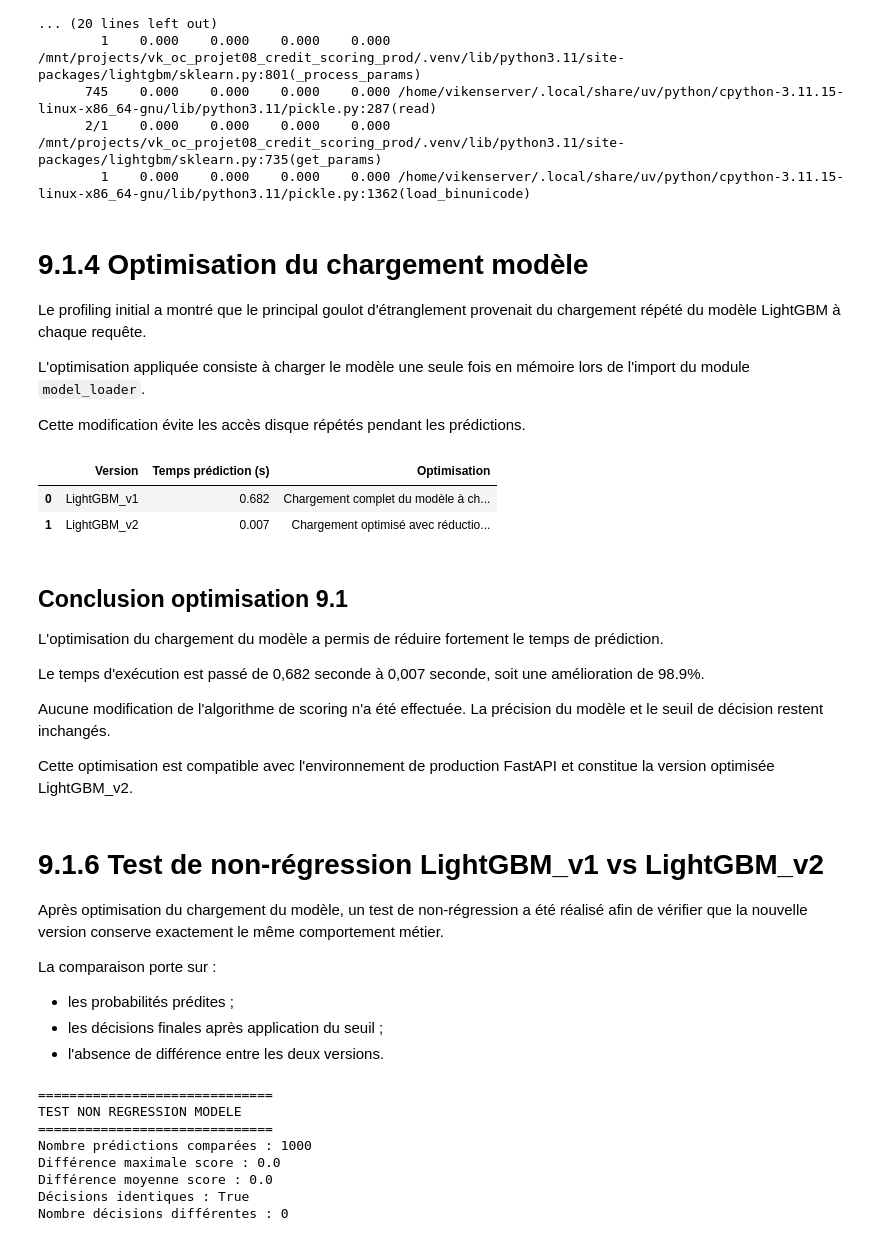
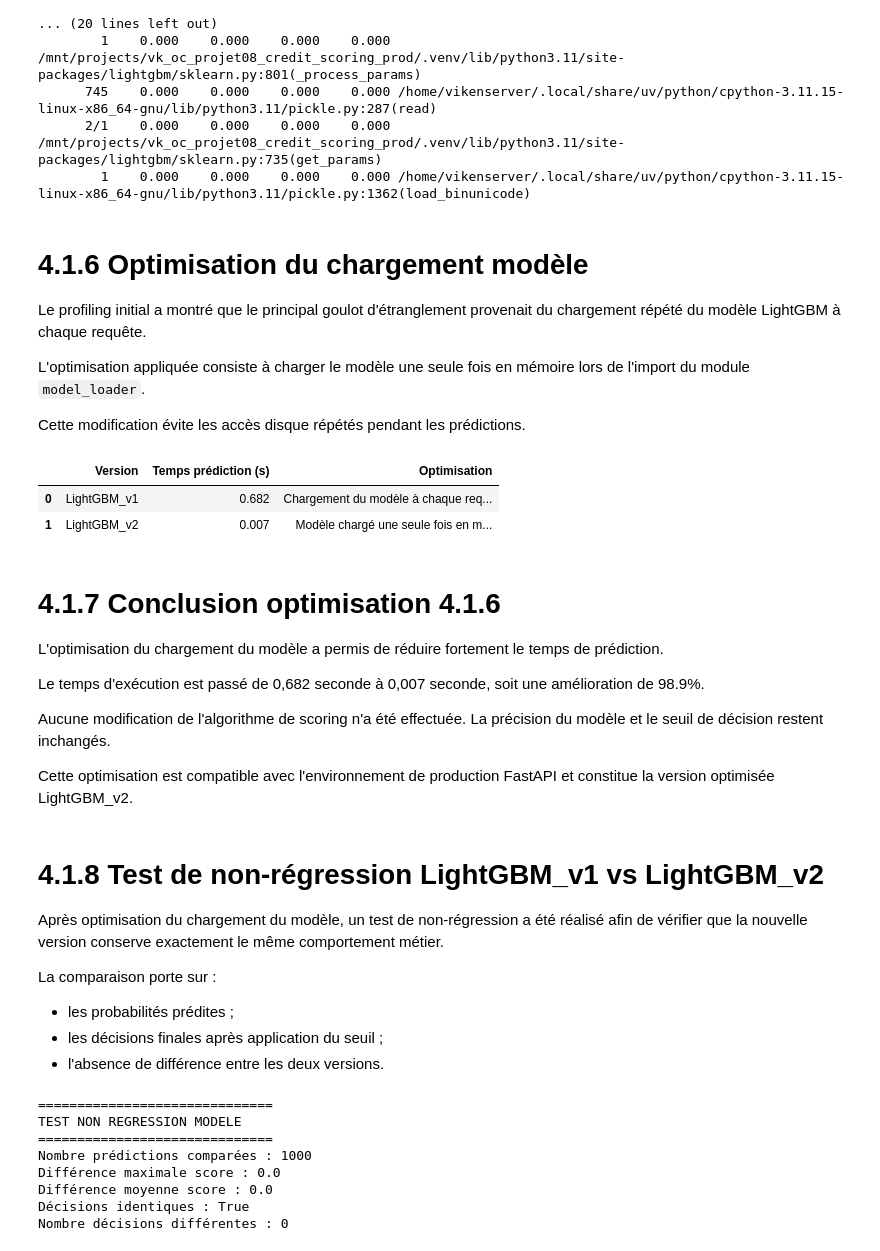
Before and after one commit to vikdevit/vk_oc_projet08_credit_scoring_prod, a Jupyter notebook: notebooks/Profiling_Optimisation.ipynb, the cells around one changed output. Cells and saved outputs as stored; diff of their text form; code cells hidden in the pictures.

```diff
--- a/notebooks/Profiling_Optimisation.ipynb
+++ b/notebooks/Profiling_Optimisation.ipynb
@@ -417,7 +417,7 @@ db.close()
       2/1    0.000    0.000    0.000    0.000 /mnt/projects/vk_oc_projet08_credit_scoring_prod/.venv/lib/python3.11/site-packages/lightgbm/sklearn.py:735(get_params)
         1    0.000    0.000    0.000    0.000 /home/vikenserver/.local/share/uv/python/cpython-3.11.15-linux-x86_64-gnu/lib/python3.11/pickle.py:1362(load_binunicode)
 # %% [markdown]
-# 9.1.4 Optimisation du chargement modèle
+# 4.1.6 Optimisation du chargement modèle
 
 Le profiling initial a montré que le principal goulot d'étranglement provenait du chargement répété du modèle LightGBM à chaque requête.
 
@@ -427,31 +427,31 @@ Cette modification évite les accès disque répétés pendant les prédictions.
 # %%
 import pandas as pd
 
 
 comparison = pd.DataFrame(
     {
         "Version": [
             "LightGBM_v1",
             "LightGBM_v2"
         ],
         "Temps prédiction (s)": [
             0.682,
             0.007
         ],
         "Optimisation": [
-            "Chargement complet du modèle à chaque requête",
-            "Chargement optimisé avec réduction du coût de chargement"
+            "Chargement du modèle à chaque requête via joblib.load()",
+            "Modèle chargé une seule fois en mémoire"
         ]
     }
 )
 
 comparison
 # %% [output]
 |  | Version | Temps prédiction (s) | Optimisation |
-| 0 | LightGBM_v1 | 0.682 | Chargement complet du modèle à ch... |
-| 1 | LightGBM_v2 | 0.007 | Chargement optimisé avec réductio... |
+| 0 | LightGBM_v1 | 0.682 | Chargement du modèle à chaque req... |
+| 1 | LightGBM_v2 | 0.007 | Modèle chargé une seule fois en m... |
 # %% [markdown]
-## Conclusion optimisation 9.1
+# 4.1.7 Conclusion optimisation 4.1.6
 
 L'optimisation du chargement du modèle a permis de réduire fortement le temps de prédiction.
 
@@ -461,7 +461,7 @@ Aucune modification de l'algorithme de scoring n'a été effectuée. La précisi
 
 Cette optimisation est compatible avec l'environnement de production FastAPI et constitue la version optimisée LightGBM_v2.
 # %% [markdown]
-# 9.1.6 Test de non-régression LightGBM_v1 vs LightGBM_v2
+# 4.1.8 Test de non-régression LightGBM_v1 vs LightGBM_v2
 
 Après optimisation du chargement du modèle, un test de non-régression a été réalisé afin de vérifier que la nouvelle version conserve exactement le même comportement métier.
 
```
Also changed, not shown: parts of 16 cells of this notebook, 1 other file.
